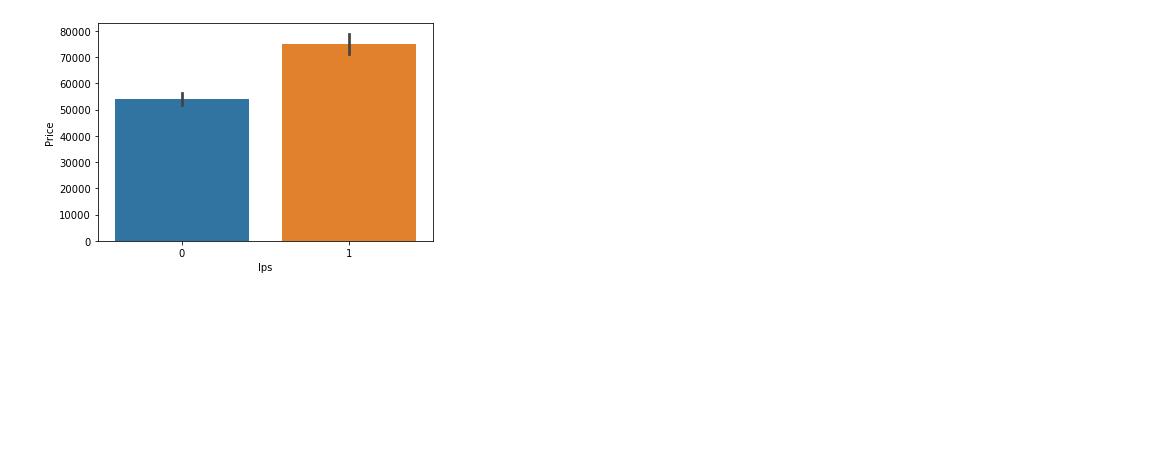
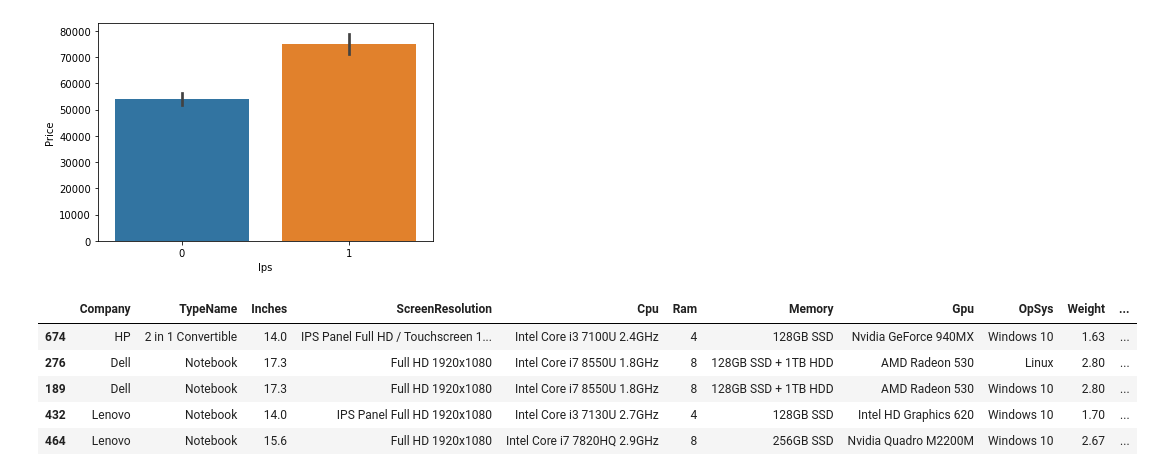
Before and after one commit to ApurbaKumarMajumder/Machine_Learning_Projects, a Jupyter notebook: Laptop_price_Predictor/notebook.ipynb, the cells around one changed output. Saved outputs shown, nothing was run; the diff lists cells and outputs as text; code cells hidden in the pictures; blank space fills up the shorter version.

```diff
--- a/Laptop_price_Predictor/notebook.ipynb
+++ b/Laptop_price_Predictor/notebook.ipynb
@@ -248,3 +248,17 @@ sns.barplot(x = df['Ips'], y = df['Price'])
 # %% [output]
 <AxesSubplot:xlabel='Ips', ylabel='Price'>
 [figure]
+# %%
+tempdf = df['ScreenResolution'].str.split('x', n = 1, expand = True)
+# %%
+df['X_res'] = tempdf[0]
+df['Y_res'] = tempdf[1]
+# %%
+df.sample(5)
+# %% [output]
+|  | Company | TypeName | Inches | ScreenResolution | Cpu | Ram | Memory | Gpu | OpSys | Weight | ... |
+| 674 | HP | 2 in 1 Convertible | 14.0 | IPS Panel Full HD / Touchscreen 1... | Intel Core i3 7100U 2.4GHz | 4 | 128GB SSD | Nvidia GeForce 940MX | Windows 10 | 1.63 | ... |
+| 276 | Dell | Notebook | 17.3 | Full HD 1920x1080 | Intel Core i7 8550U 1.8GHz | 8 | 128GB SSD + 1TB HDD | AMD Radeon 530 | Linux | 2.80 | ... |
+| 189 | Dell | Notebook | 17.3 | Full HD 1920x1080 | Intel Core i7 8550U 1.8GHz | 8 | 128GB SSD + 1TB HDD | AMD Radeon 530 | Windows 10 | 2.80 | ... |
+| 432 | Lenovo | Notebook | 14.0 | IPS Panel Full HD 1920x1080 | Intel Core i3 7130U 2.7GHz | 4 | 128GB SSD | Intel HD Graphics 620 | Windows 10 | 1.70 | ... |
+| 464 | Lenovo | Notebook | 15.6 | Full HD 1920x1080 | Intel Core i7 7820HQ 2.9GHz | 8 | 256GB SSD | Nvidia Quadro M2200M | Windows 10 | 2.67 | ... |
```
